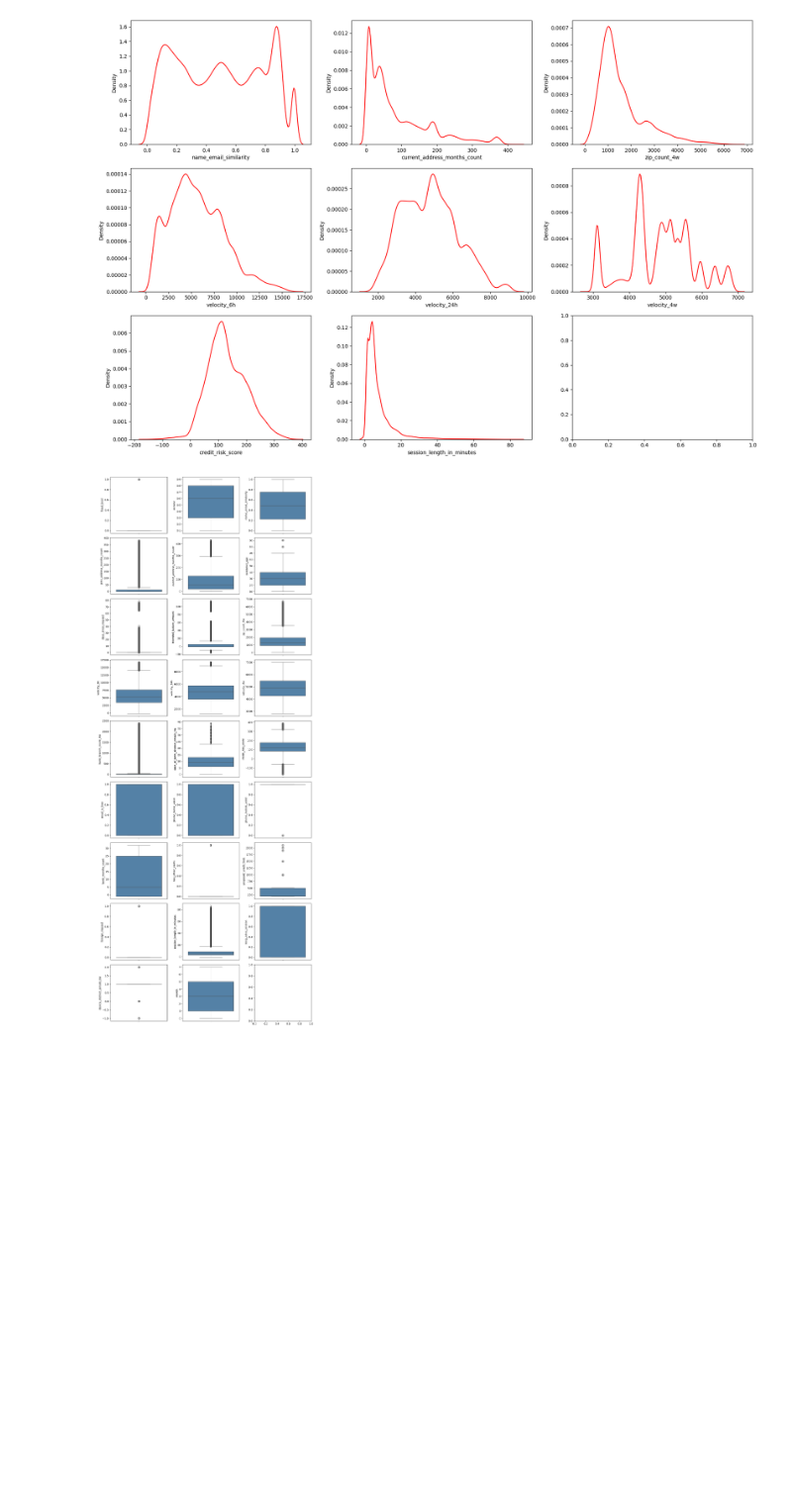
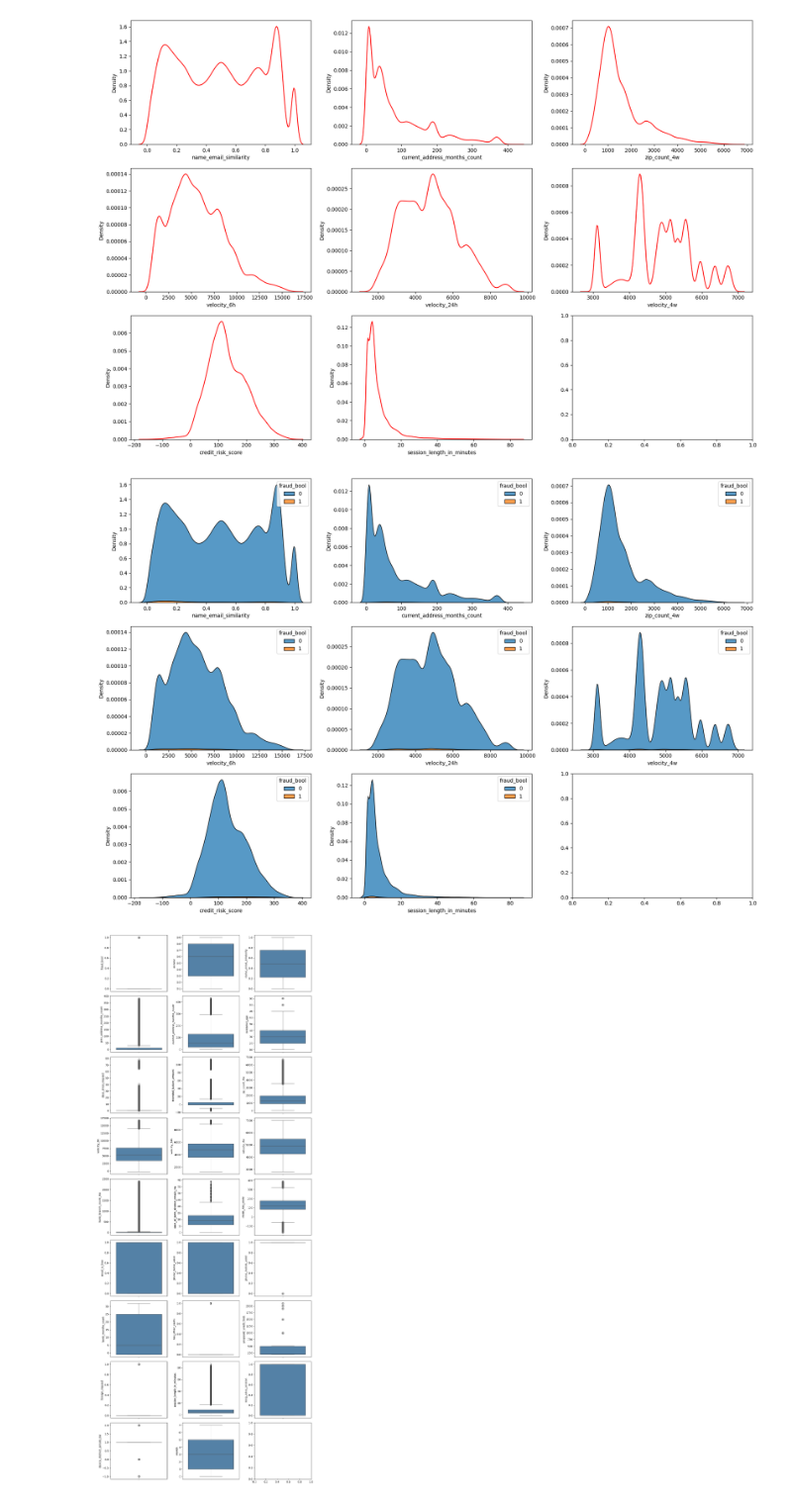
Before and after one commit to fdvice/Prueba2, a Jupyter notebook: 1.Analisis Descriptivo.ipynb, the cells around one changed output. Shown at 99% size. Saved outputs shown, nothing was run; the diff lists cells and outputs as text; code cells hidden in the pictures; blank space fills up the shorter version.

```diff
--- a/1.Analisis Descriptivo.ipynb
+++ b/1.Analisis Descriptivo.ipynb
@@ -254,6 +244,30 @@ def kde_plot(df,lista):
 kde_plot(data, Lista)
 # %% [output]
 [figure]
+# %%
+def kde_distint_plot(df,lista):
+
+    num_columns = len(lista)
+    # Divide el número de columnas por 2 para mostrar en 2 filas
+    # n = number of chart columns
+    num_cols = 3
+    num_rows = (num_columns-1) // num_cols + 1
+    fig, axes = plt.subplots(num_rows, num_cols, figsize=(18, 12))
+    j = 0
+
+    for i, column in enumerate(df.columns):
+        #row, col = divmod(i, num_cols)#i // num_cols, i % num_cols
+        for h in range(num_columns):
+            if df.columns[i] == lista[h]:  # Verifica si la columna no es de tipo 'object'
+                row, col = divmod(j, num_cols)
+                sns.kdeplot(df, x=df[column], ax=axes[row, col],hue='fraud_bool', multiple="stack")
+                j=j+1
+    plt.tight_layout()
+    plt.show()
+# %%
+kde_distint_plot(data, Lista)
+# %% [output]
+[figure, added]
 # %%
 def box_plot(df):
 
```
Also changed, not shown: parts of 32 cells of this notebook, 3 other files.
